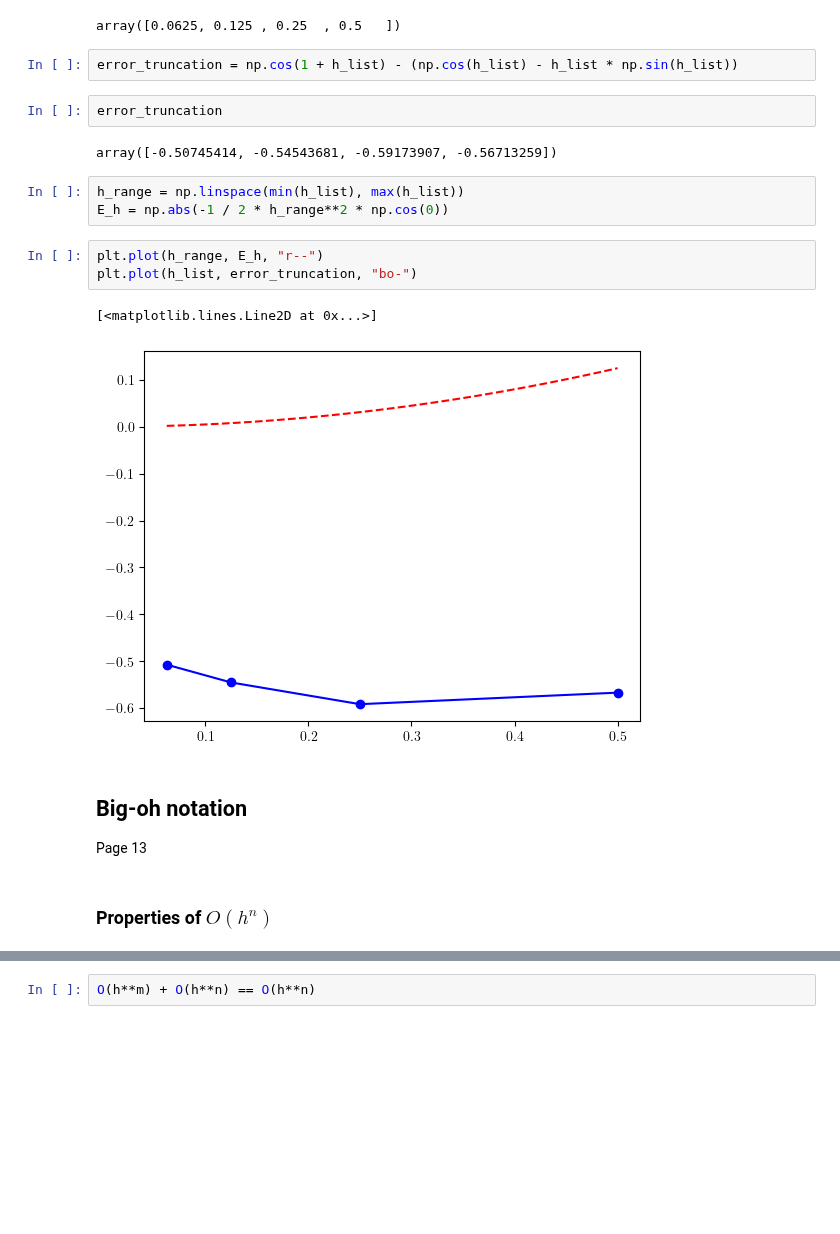
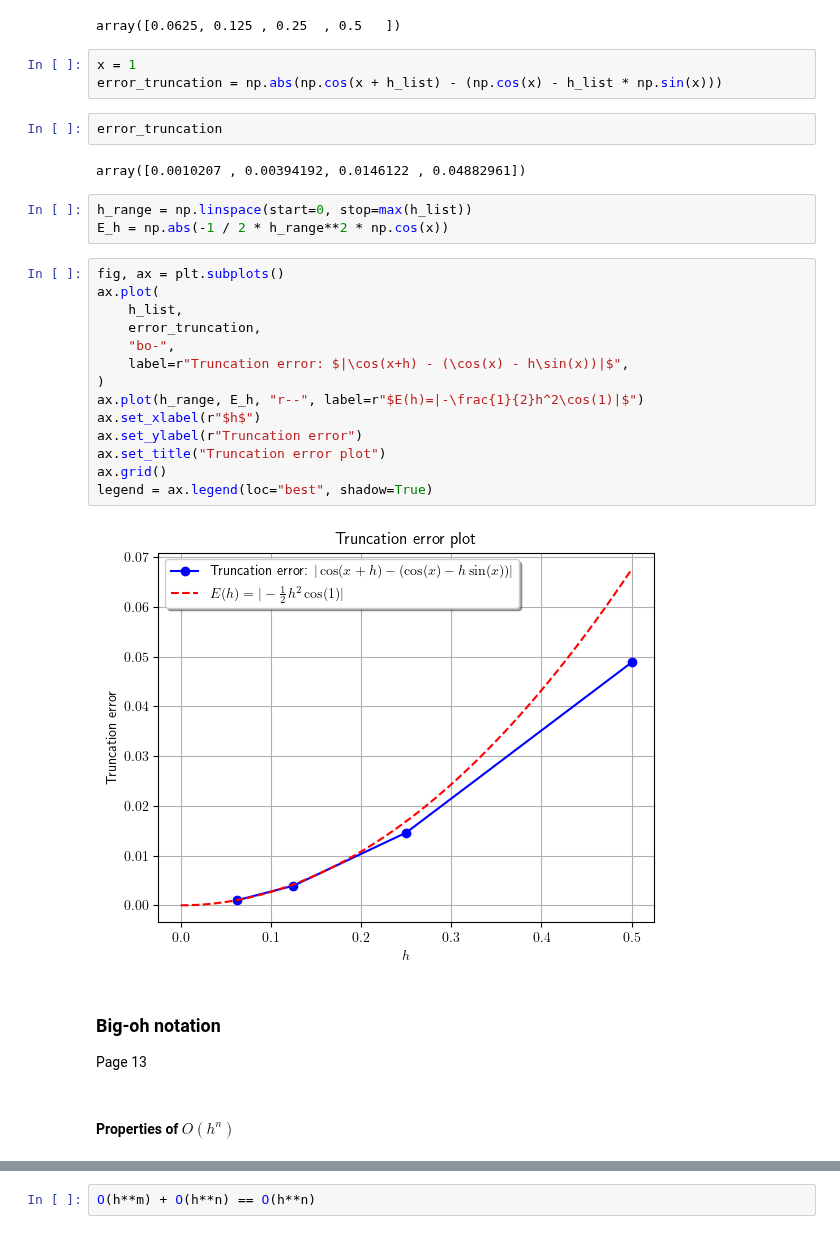
Before and after one commit to cpp-review-dune/python-pde, a Jupyter notebook: pde-book/notes-python.ipynb, the cells around one changed output, grey strips where cells are left out. Drawn from its saved outputs; the diff is of its cells as text; blank space fills up the shorter version.

```diff
--- a/pde-book/notes-python.ipynb
+++ b/pde-book/notes-python.ipynb
@@ -150,26 +194,37 @@ h_list
 # %% [output]
 array([0.0625, 0.125 , 0.25  , 0.5   ])
 # %%
-error_truncation = np.cos(1 + h_list) - (np.cos(h_list) - h_list * np.sin(h_list))
+x = 1
+error_truncation = np.abs(np.cos(x + h_list) - (np.cos(x) - h_list * np.sin(x)))
 # %%
 error_truncation
 # %% [output]
-array([-0.50745414, -0.54543681, -0.59173907, -0.56713259])
+array([0.0010207 , 0.00394192, 0.0146122 , 0.04882961])
 # %%
-h_range = np.linspace(min(h_list), max(h_list))
-E_h = np.abs(-1 / 2 * h_range**2 * np.cos(0))
+h_range = np.linspace(start=0, stop=max(h_list))
+E_h = np.abs(-1 / 2 * h_range**2 * np.cos(x))
 # %%
-plt.plot(h_range, E_h, "r--")
-plt.plot(h_list, error_truncation, "bo-")
+fig, ax = plt.subplots()
+ax.plot(
+    h_list,
+    error_truncation,
+    "bo-",
+    label=r"Truncation error: $|\cos(x+h) - (\cos(x) - h\sin(x))|$",
+)
+ax.plot(h_range, E_h, "r--", label=r"$E(h)=|-\frac{1}{2}h^2\cos(1)|$")
+ax.set_xlabel(r"$h$")
+ax.set_ylabel(r"Truncation error")
+ax.set_title("Truncation error plot")
+ax.grid()
+legend = ax.legend(loc="best", shadow=True)
 # %% [output]
-[<matplotlib.lines.Line2D at 0x...>]
-[figure, old version]
+[figure, new version]
 # %% [markdown]
-## Big-oh notation
+### Big-oh notation
 
 Page 13
 # %% [markdown]
-### Properties of $O(h^n)$
+#### Properties of $O\left(h^{n}\right)$
 # %%
 h = symbols("h")
 m, n, k = (5, 2, -2)
```
Also changed, not shown: parts of 99 cells of this notebook, 3 other files.
